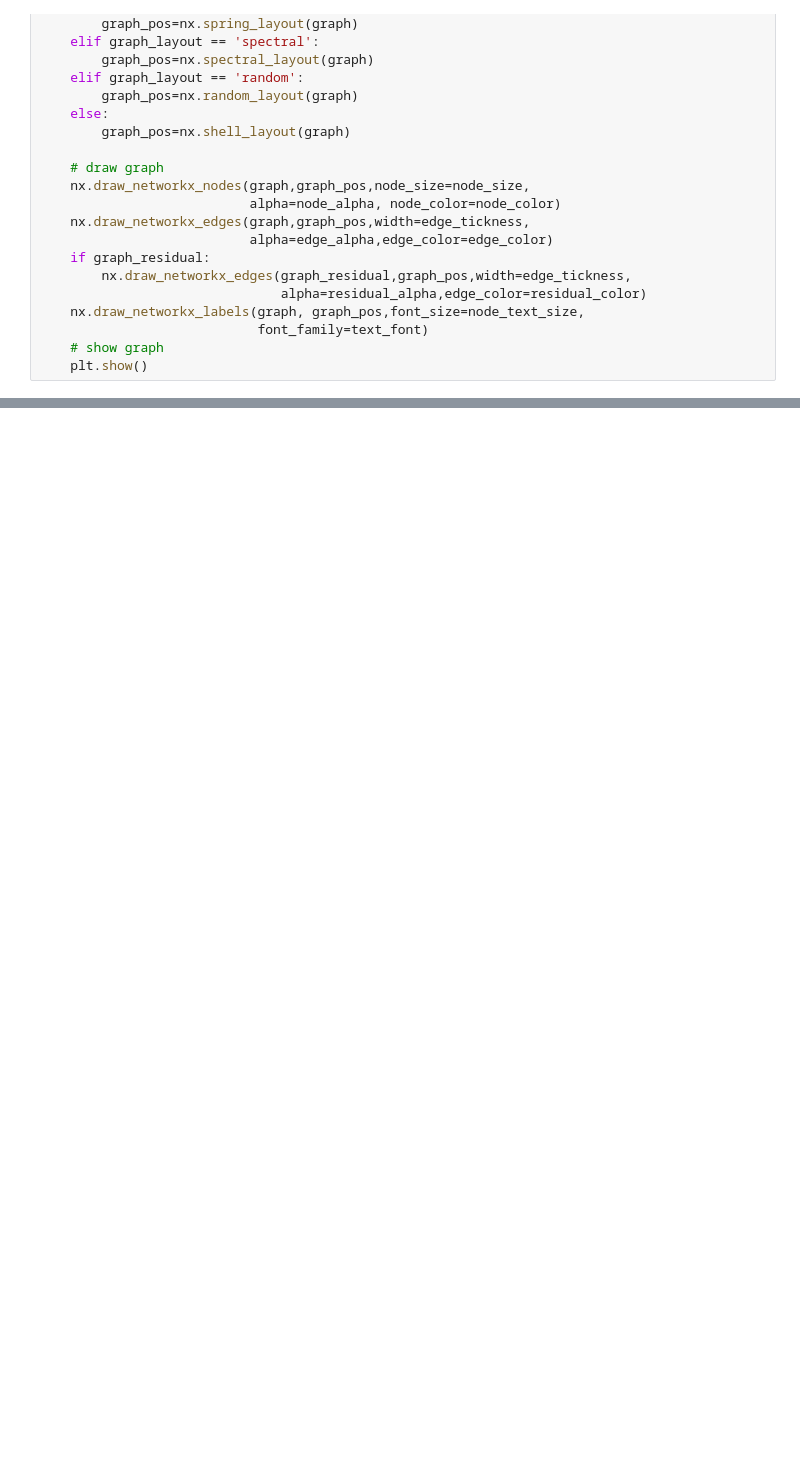
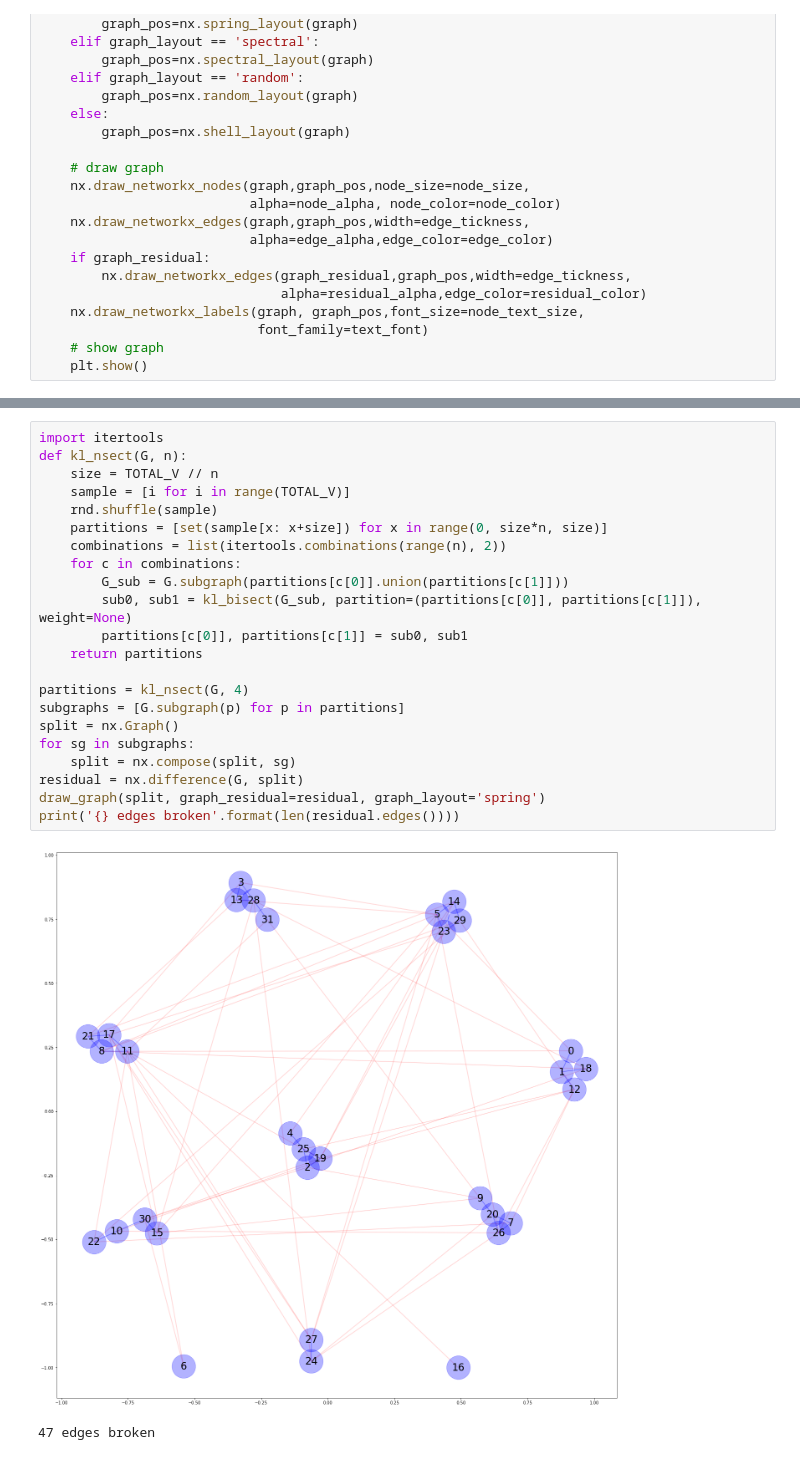
Before and after one commit to Richard-R/cs170_project, a Jupyter notebook: create_graph.ipynb, the cells around one changed output, grey strips where cells are left out. Cells and saved outputs as stored; diff of their text form; blank space fills up the shorter version.

Commit message:
added kl_nsect

```diff
--- a/create_graph.ipynb
+++ b/create_graph.ipynb
@@ -108,0 +118,25 @@ print('{} edges broken'.format(len(residual.edges())))
+# %%
+import itertools
+def kl_nsect(G, n):
+    size = TOTAL_V // n
+    sample = [i for i in range(TOTAL_V)]
+    rnd.shuffle(sample)
+    partitions = [set(sample[x: x+size]) for x in range(0, size*n, size)]
+    combinations = list(itertools.combinations(range(n), 2))
+    for c in combinations:
+        G_sub = G.subgraph(partitions[c[0]].union(partitions[c[1]]))
+        sub0, sub1 = kl_bisect(G_sub, partition=(partitions[c[0]], partitions[c[1]]), weight=None)
+        partitions[c[0]], partitions[c[1]] = sub0, sub1
+    return partitions
+
+partitions = kl_nsect(G, 4)
+subgraphs = [G.subgraph(p) for p in partitions]
+split = nx.Graph()
+for sg in subgraphs:
+    split = nx.compose(split, sg)
+residual = nx.difference(G, split)
+draw_graph(split, graph_residual=residual, graph_layout='spring')
+print('{} edges broken'.format(len(residual.edges())))
+# %% [output]
+[figure, added]
+47 edges broken
```
Also changed, not shown: parts of 6 cells of this notebook.
